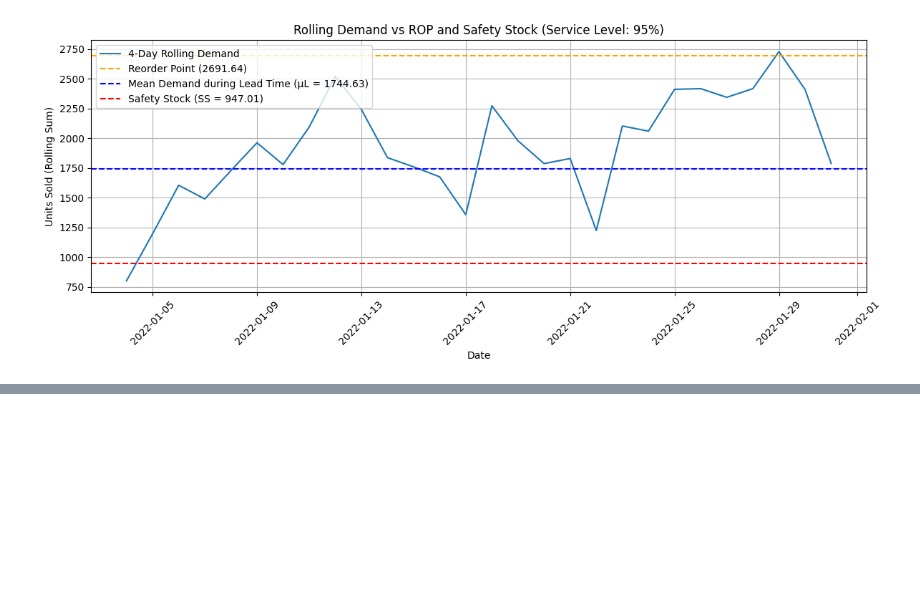
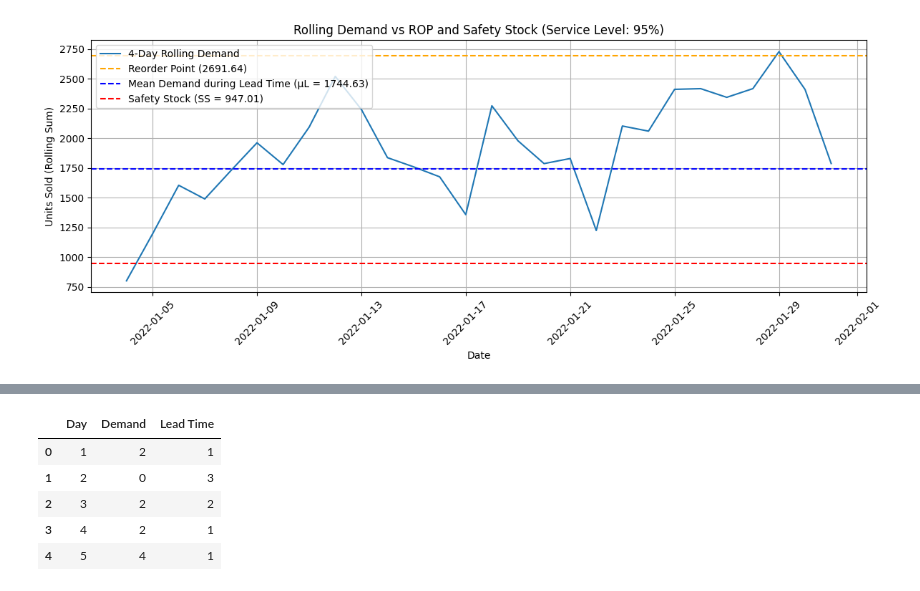
Before and after one commit to laithrasheed/Data-Science-Projects, a Jupyter notebook: Supply Chains Domain Knowledge/Coursera Specialization - Leverage Data Science for a More Agile Supply Chain/Practical notes with numeric data.ipynb, the cells around one changed output, grey strips where cells are left out. Cells and saved outputs as stored; diff of their text form; code cells hidden in the pictures; blank space fills up the shorter version.

```diff
--- a/Supply Chains Domain Knowledge/Coursera Specialization - Leverage Data Science for a More Agile Supply Chain/Practical notes with numeric data.ipynb
+++ b/Supply Chains Domain Knowledge/Coursera Specialization - Leverage Data Science for a More Agile Supply Chain/Practical notes with numeric data.ipynb
@@ -726,0 +824,10 @@ plt.show()
+# %%
+# Return data for inspection
+df_sim.head()
+# %% [output]
+|  | Day | Demand | Lead Time |
+| 0 | 1 | 2 | 1 |
+| 1 | 2 | 0 | 3 |
+| 2 | 3 | 2 | 2 |
+| 3 | 4 | 2 | 1 |
+| 4 | 5 | 4 | 1 |
```
Also changed, not shown: parts of 6 cells of this notebook, 2 other files.
